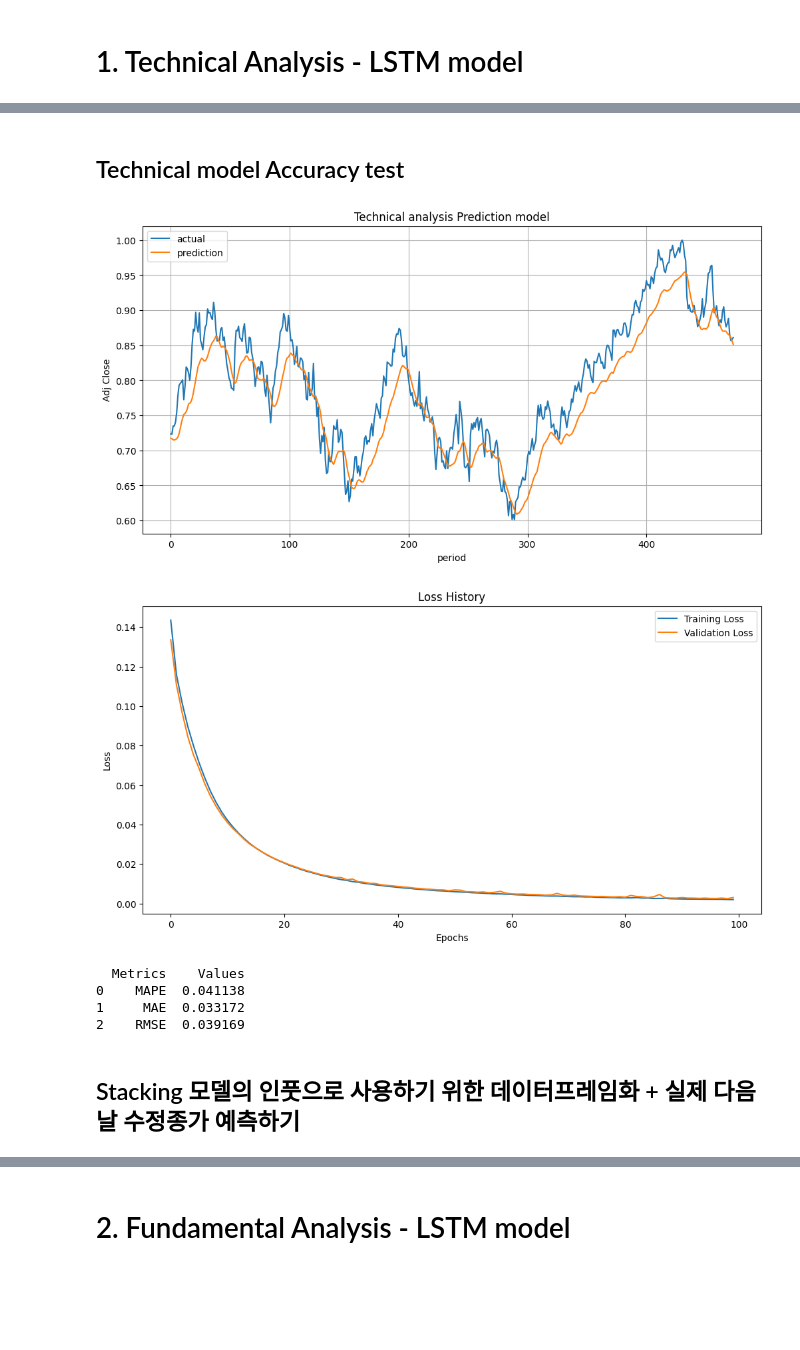
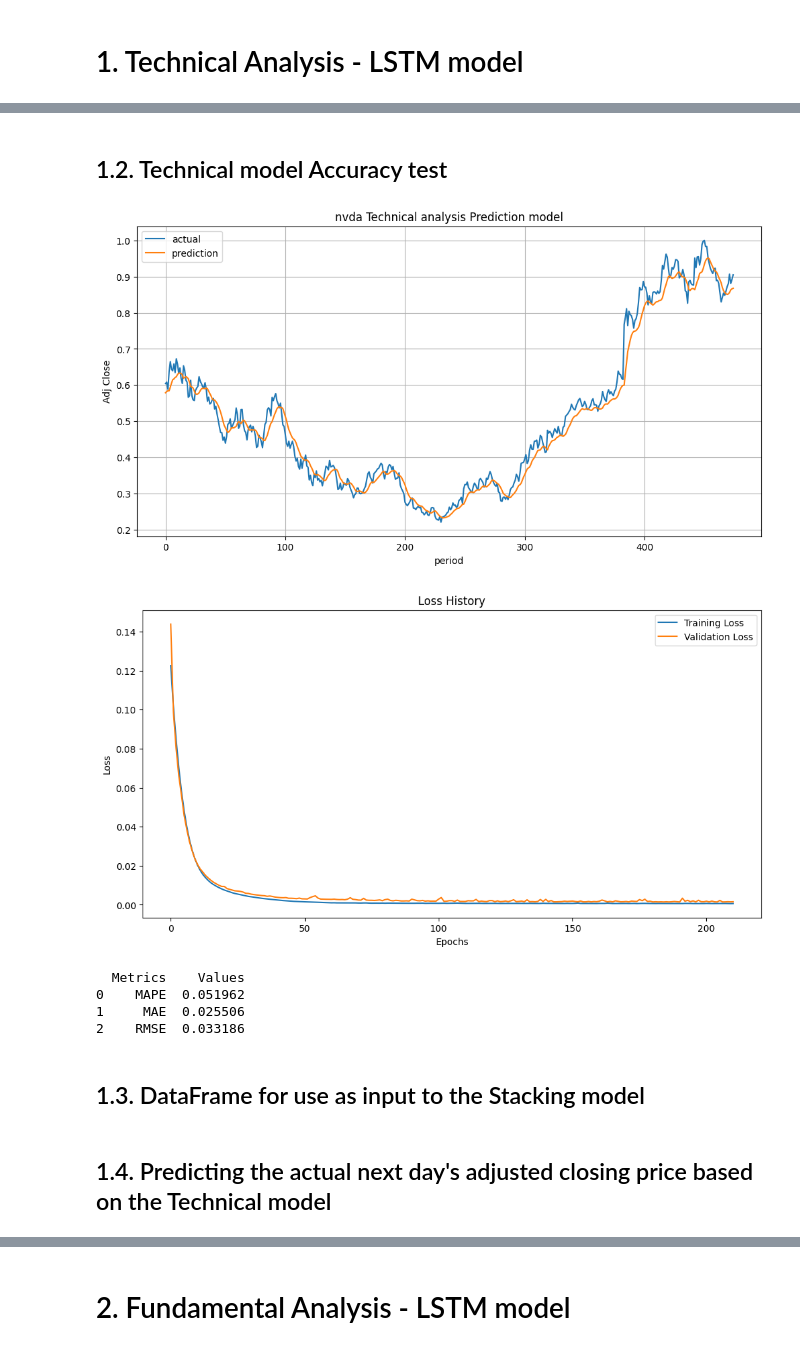
Before and after one commit to yss2333/stock, a Jupyter notebook: GHproject/GH project - py/dacon/final/Analysis.ipynb, the cells around one changed output, grey strips where cells are left out. Cells and saved outputs as stored; diff of their text form; code cells hidden in the pictures; blank space fills up the shorter version.

```diff
--- a/GHproject/GH project - py/dacon/final/Analysis.ipynb
+++ b/GHproject/GH project - py/dacon/final/Analysis.ipynb
@@ -91,13 +89,10 @@ print(x_test.shape, y_test.shape) # (491, 50, 5) (491, 1)
 # %%
-## 4. Construct and Compile model
+## 1.4. Construct and Compile model
 model = Sequential()
 
 model.add(LSTM(64, activation='tanh', input_shape=x_train[0].shape, return_sequences=False,
                kernel_regularizer=L1L2(l1=0.0001, l2=0.0001), recurrent_regularizer=L1L2(l1=0.0001, l2=0.0001)))
 model.add(Dropout(0.2))
-
-# model.add(LSTM(64, activation='tanh'))
-# model.add(Dropout(0.2))
 
 model.add(Dense(1, activation='linear'))
 
@@ -105,21 +100,17 @@ model.compile(loss='mse', optimizer='adam', metrics=['mae'])
 
 model.summary()
 
-
-
-# 모델 학습 과정에서의 손실(loss) 값을 기록하기 위한 리스트
+# List to record the loss values during the model training process
 train_loss_history = []
 val_loss_history = []
 
-# model 학습 (checkpoint, earlystopping, reduceLR 적용)
-save_best_only=tf.keras.callbacks.ModelCheckpoint(filepath="jonghee_test/tech lstm_model.h5", monitor='val_loss', save_best_only=True) #가장 좋은 성능을 낸 val_loss가 적은 model만 남겨 놓았습니다.
+# Train model (Apply earlystopping)
 early_stop = tf.keras.callbacks.EarlyStopping(monitor='val_loss', patience=20)
-#reduceLR = tf.keras.callbacks.ReduceLROnPlateau(monitor='val_loss', factor=0.1, patience=10) #검증 손실이 10epoch 동안 좋아지지 않으면 학습률을 0.1 배로 재구성하는 명령어입니다.
 
 hist = model.fit(x_train, y_train,
           validation_data=(x_test, y_test),
-          epochs=100, batch_size=150,        # 100번 학습 - loss가 점점 작아진다, 만약 100번의 학습을 다 하지 않더라도 loss 가 더 줄지 않는다면, 맞춰둔 조건에 따라 조기종료가 이루어진다
-          callbacks=[early_stop]) # save_best_only ,
+          epochs=1000, batch_size=150,
+          callbacks=[early_stop])
 
 pred = model.predict(x_test)
 # %% [output]
@@ -142,49 +133,47 @@ Epoch 100/100
 15/15 [==============================] - 0s 2ms/step
 # %% [markdown]
-## Technical model Accuracy test
+## 1.2. Technical model Accuracy test
 # %%
-# 평가지표 1: 예측 그래프
+# Evaluation 1: Prediction Graph
 plt.figure(figsize=(12, 6))
-plt.title('Technical analysis Prediction model')
+plt.title(f'{ticker} Technical analysis Prediction model')
 plt.ylabel('Adj Close')
 plt.xlabel('period')
 plt.plot(y_test, label='actual')
 plt.plot(pred, label='prediction')
 plt.grid()
 plt.legend(loc='best')
 plt.show()
 
-
-# 평가지표 2: 학습곡선
-train_loss_history.extend(hist.history['loss']) # 학습 과정에서의 손실값(로스) 기록
+# Evaluation 2: Learning Curve
+train_loss_history.extend(hist.history['loss'])
 val_loss_history.extend(hist.history['val_loss'])
 
 plt.figure(figsize=(12, 6))
 plt.plot(train_loss_history, label='Training Loss')
 plt.plot(val_loss_history, label='Validation Loss')
 plt.legend()
 plt.title('Loss History')
 plt.xlabel('Epochs')
 plt.ylabel('Loss')
 plt.show()
 
-
-# 평가지표 3: MAPE, MAE, RMSE
+# Evaluation 2: MAPE, MAE, RMSE
 mape = np.sum(abs(y_test - pred) / y_test) / len(x_test)
 mae = np.mean(np.abs(y_test - pred))
 rmse = np.sqrt(np.mean(np.square(y_test - pred)))
 
 metrics_df = pd.DataFrame({
     'Metrics': ['MAPE', 'MAE', 'RMSE'],
     'Values': [mape, mae, rmse]})
 
 print(metrics_df)
 # %% [output]
-[figure, old version]
+[figure, new version]
-[figure, old version]
+[figure, new version]
   Metrics    Values
-0    MAPE  0.041138
-1     MAE  0.033172
-2    RMSE  0.039169
+0    MAPE  0.051962
+1     MAE  0.025506
+2    RMSE  0.033186
-# %% [markdown]
-## Stacking 모델의 인풋으로 사용하기 위한 데이터프레임화 + 실제 다음날 수정종가 예측하기
+# %% [markdown]
+## 1.3. DataFrame for use as input to the Stacking model
@@ -191 +195,3 @@ print(metrics_df)
+# %% [markdown]
+## 1.4. Predicting the actual next day's adjusted closing price based on the Technical model
 # %%
```
Also changed, not shown: parts of 46 cells of this notebook, 26 other files.
